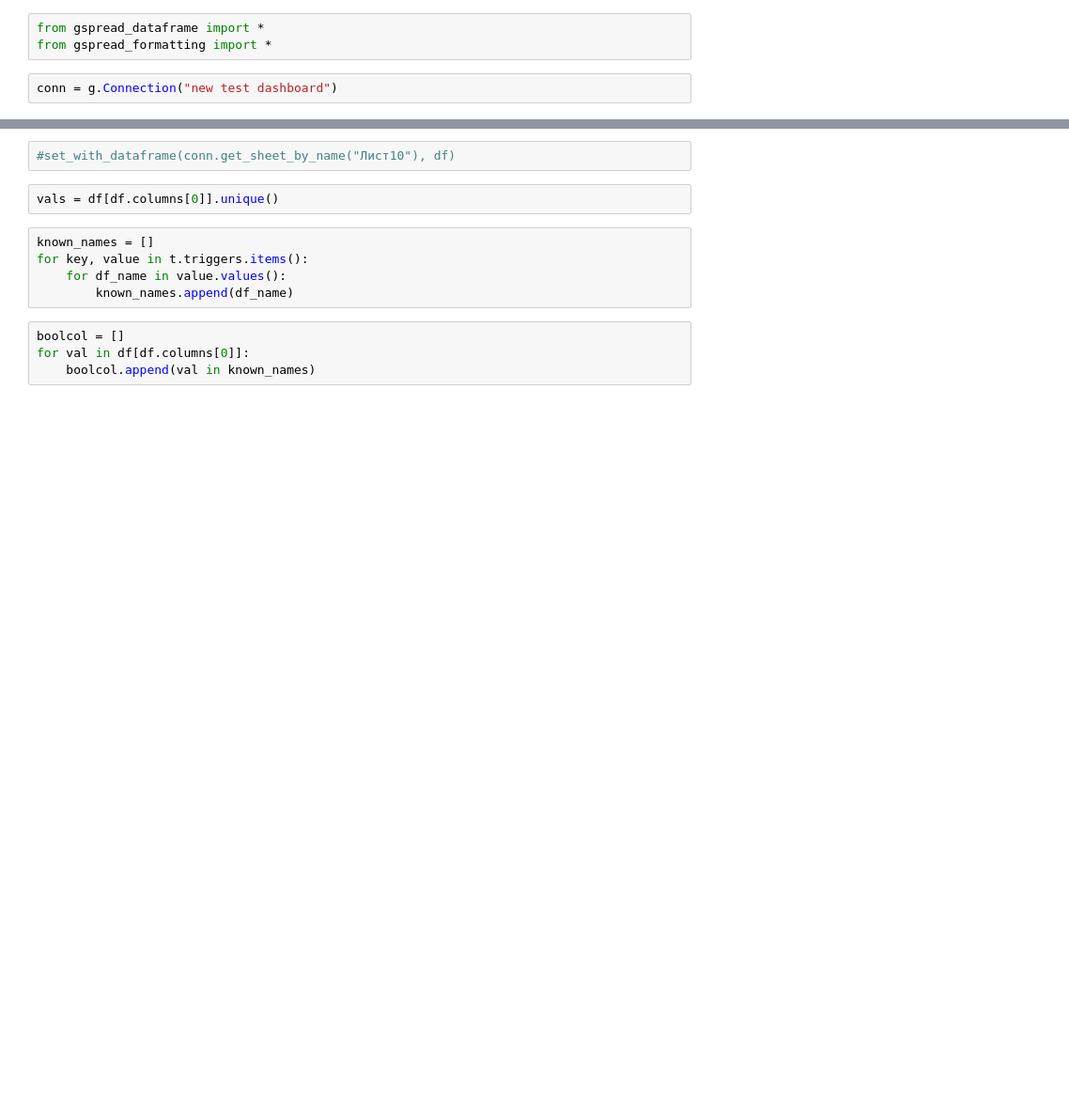
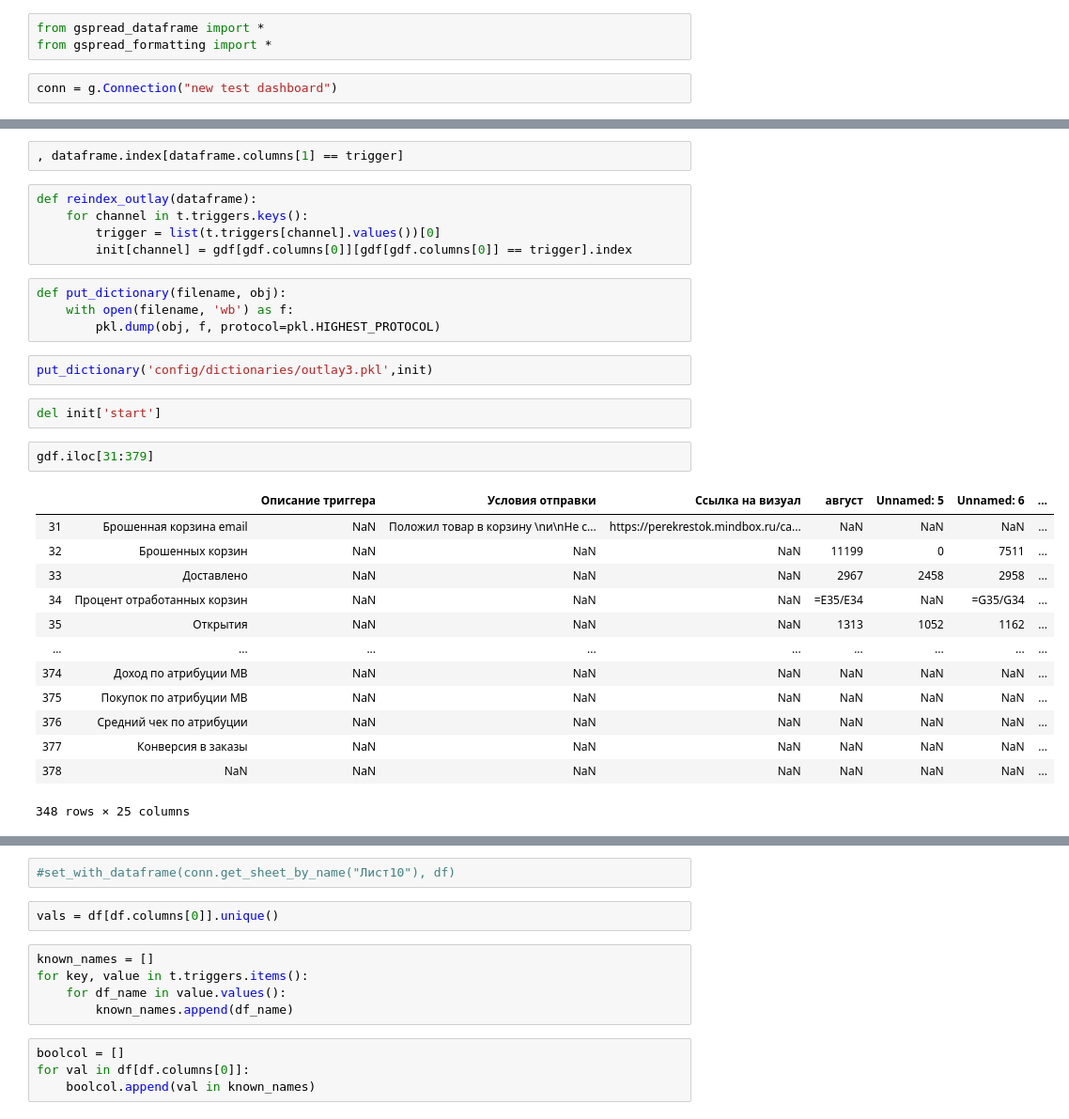
Before and after one commit to lithiferous/dashboard, a Jupyter notebook: test.ipynb, the cells around one changed output, grey strips where cells are left out. Shown at 94% size. Saved outputs shown, nothing was run; the diff lists cells and outputs as text; blank space fills up the shorter version.

```diff
--- a/test.ipynb
+++ b/test.ipynb
@@ -84,0 +66,31 @@ df = get_as_dataframe(ws)
+# %%
+, dataframe.index[dataframe.columns[1] == trigger]
+# %%
+def reindex_outlay(dataframe):
+    for channel in t.triggers.keys():
+        trigger = list(t.triggers[channel].values())[0]
+        init[channel] = gdf[gdf.columns[0]][gdf[gdf.columns[0]] == trigger].index
+# %%
+def put_dictionary(filename, obj):
+    with open(filename, 'wb') as f:
+        pkl.dump(obj, f, protocol=pkl.HIGHEST_PROTOCOL)
+# %%
+put_dictionary('config/dictionaries/outlay3.pkl',init)
+# %%
+del init['start']
+# %%
+gdf.iloc[31:379]
+# %% [output]
+|  |  | Описание триггера | Условия отправки | Ссылка на визуал | август | Unnamed: 5 | Unnamed: 6 | ... |
+| 31 | Брошенная корзина email | NaN | Положил товар в корзину \nи\nНе с... | https://perekrestok.mindbox.ru/ca... | NaN | NaN | NaN | ... |
+| 32 | Брошенных корзин | NaN | NaN | NaN | 11199 | 0 | 7511 | ... |
+| 33 | Доставлено | NaN | NaN | NaN | 2967 | 2458 | 2958 | ... |
+| 34 | Процент отработанных корзин | NaN | NaN | NaN | =E35/E34 | NaN | =G35/G34 | ... |
+| 35 | Открытия | NaN | NaN | NaN | 1313 | 1052 | 1162 | ... |
+| ... | ... | ... | ... | ... | ... | ... | ... | ... |
+| 374 | Доход по атрибуции MB | NaN | NaN | NaN | NaN | NaN | NaN | ... |
+| 375 | Покупок по атрибуции MB | NaN | NaN | NaN | NaN | NaN | NaN | ... |
+| 376 | Средний чек по атрибуции | NaN | NaN | NaN | NaN | NaN | NaN | ... |
+| 377 | Конверсия в заказы | NaN | NaN | NaN | NaN | NaN | NaN | ... |
+| 378 | NaN | NaN | NaN | NaN | NaN | NaN | NaN | ... |
+348 rows × 25 columns
```
Also changed, not shown: parts of 23 cells of this notebook, 7 other files.
